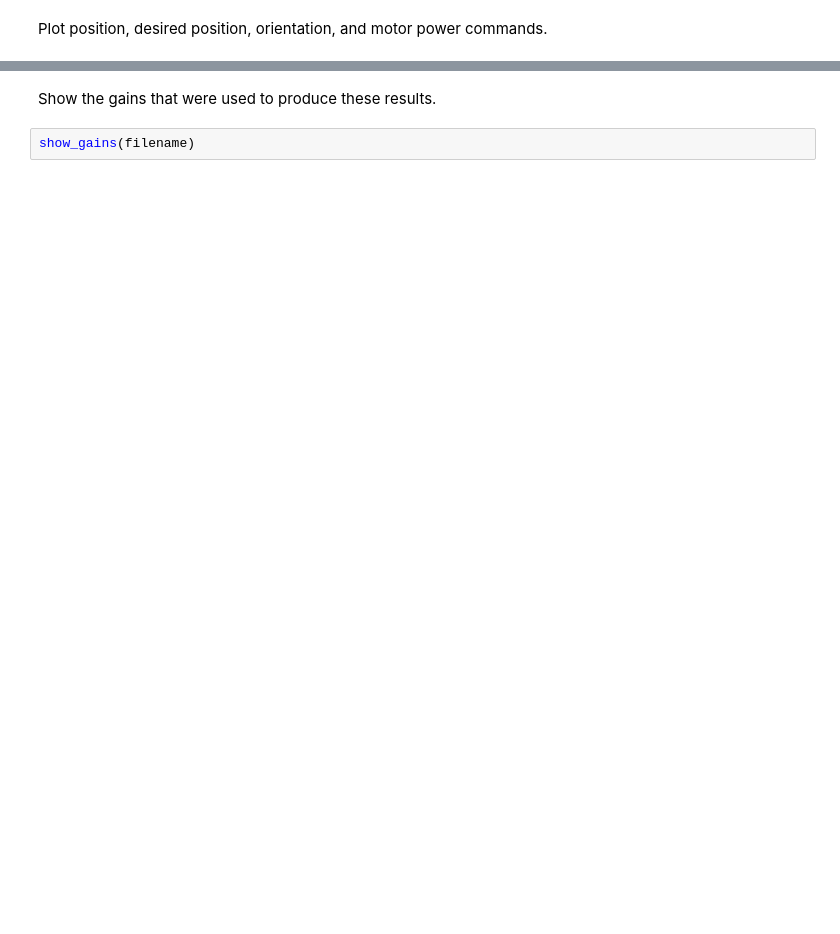
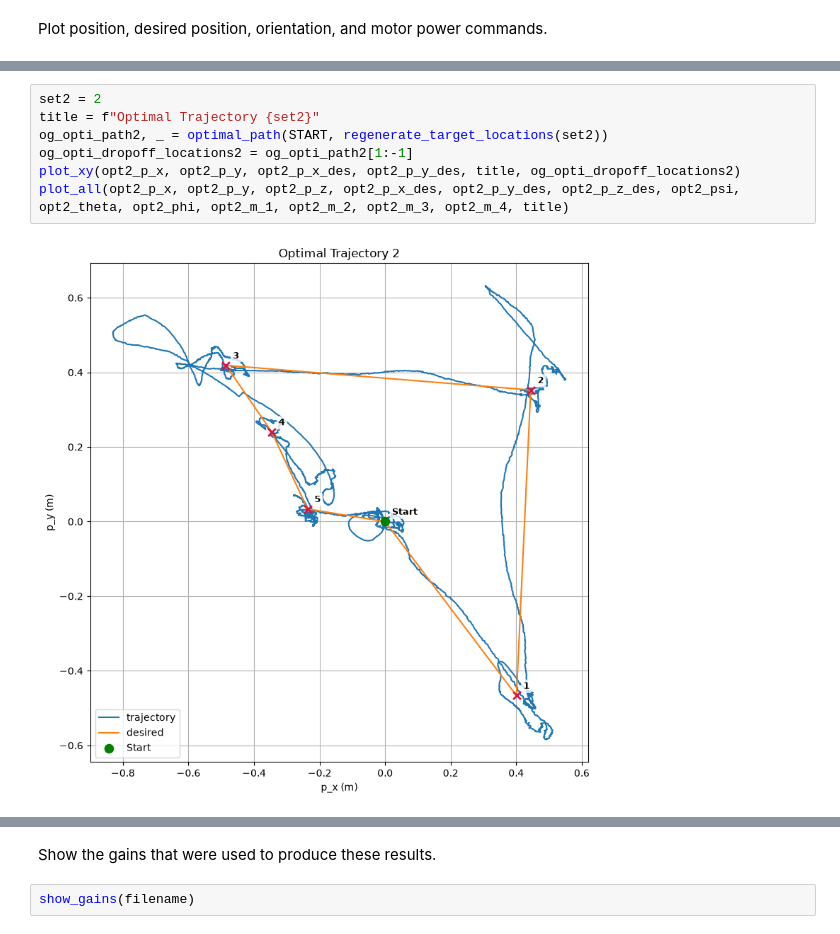
Before and after one commit to dssong2/crazyflie-client, a Jupyter notebook: project/milestone2/custom_controller.ipynb, the cells around one changed output, grey strips where cells are left out. Drawn from its saved outputs; the diff is of its cells as text; blank space fills up the shorter version.

```diff
--- a/project/milestone2/custom_controller.ipynb
+++ b/project/milestone2/custom_controller.ipynb
@@ -700,0 +801,9 @@ plt.show()
+# %%
+set2 = 2
+title = f"Optimal Trajectory {set2}"
+og_opti_path2, _ = optimal_path(START, regenerate_target_locations(set2))
+og_opti_dropoff_locations2 = og_opti_path2[1:-1]
+plot_xy(opt2_p_x, opt2_p_y, opt2_p_x_des, opt2_p_y_des, title, og_opti_dropoff_locations2)
+plot_all(opt2_p_x, opt2_p_y, opt2_p_z, opt2_p_x_des, opt2_p_y_des, opt2_p_z_des, opt2_psi, opt2_theta, opt2_phi, opt2_m_1, opt2_m_2, opt2_m_3, opt2_m_4, title)
+# %% [output]
+[figure, added]
```
Also changed, not shown: parts of 20 cells of this notebook, 1 other file.
